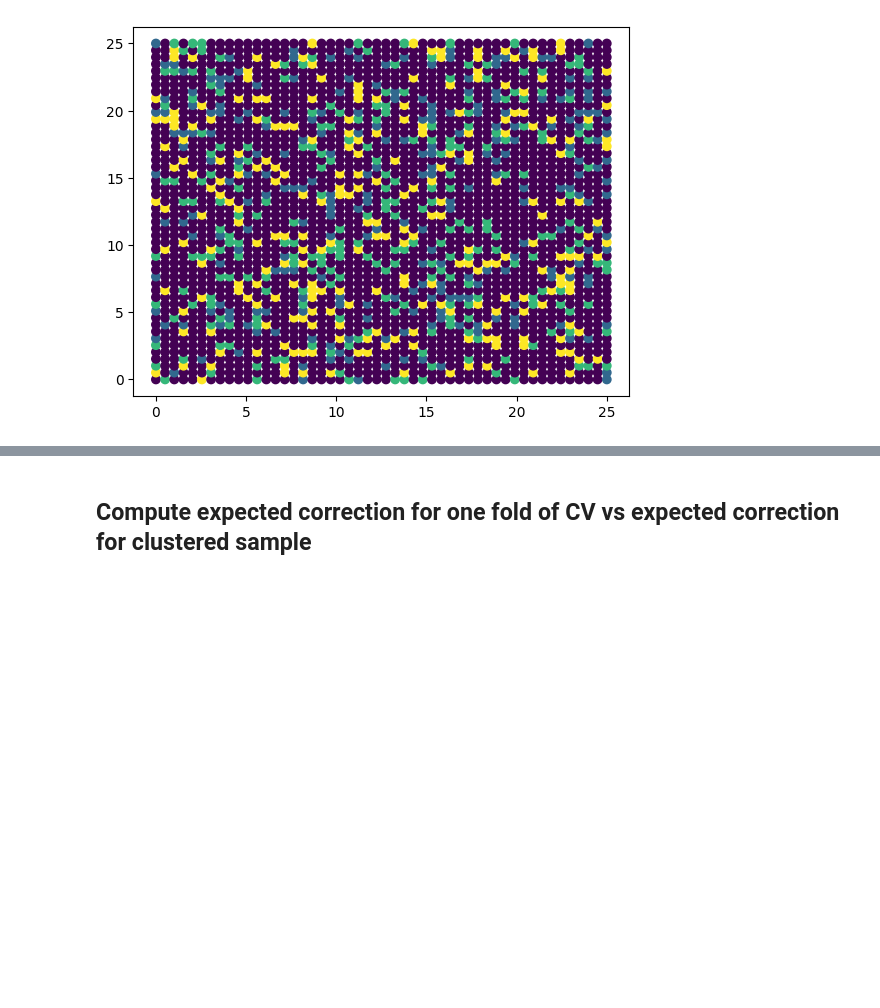
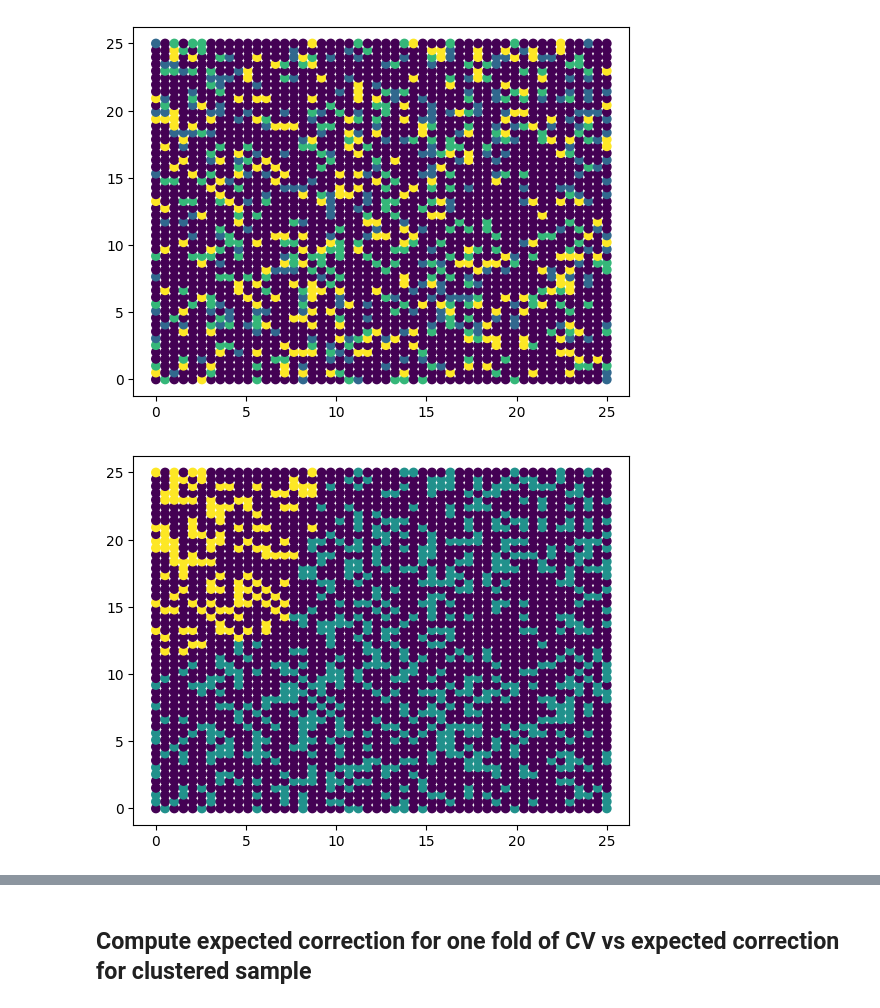
Before and after one commit to kevinbfry/StructuredPredictionError, a Jupyter notebook: doc/CVCorrections.ipynb, the cells around one changed output, grey strips where cells are left out. Cells and saved outputs as stored; diff of their text form; code cells hidden in the pictures; blank space fills up the shorter version.

```diff
--- a/doc/CVCorrections.ipynb
+++ b/doc/CVCorrections.ipynb
@@ -184,3 +184,14 @@ plt.scatter(
 plt.show()
 # %% [output]
 [figure]
+# %%
+# %matplotlib notebook
+plt.scatter(
+    c_x,
+    c_y,
+    c=spcv_tr_bool+ 2*spcv_ts_bool,
+    label=spcv_tr_bool+ 2*spcv_ts_bool
+)
+plt.show()
+# %% [output]
+[figure, added]
```
Also changed, not shown: parts of 3 cells of this notebook, 12 other files.
